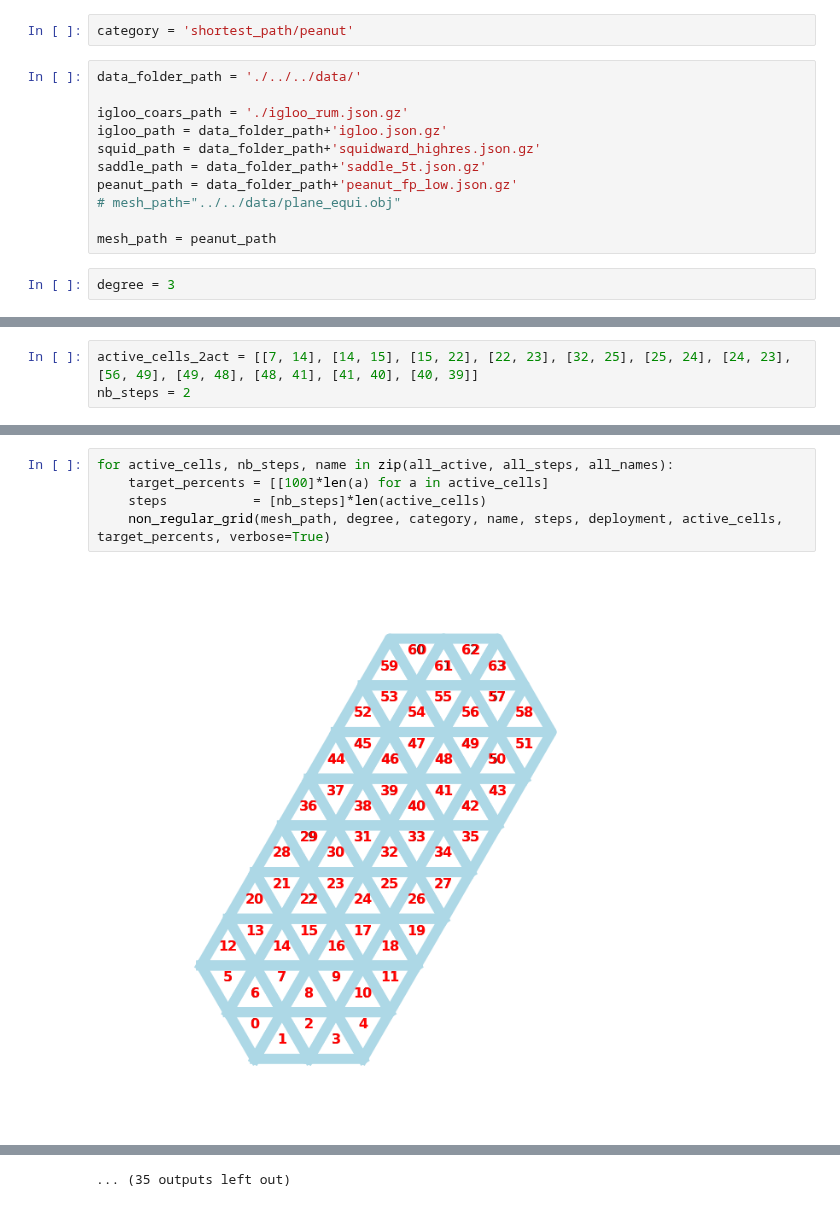
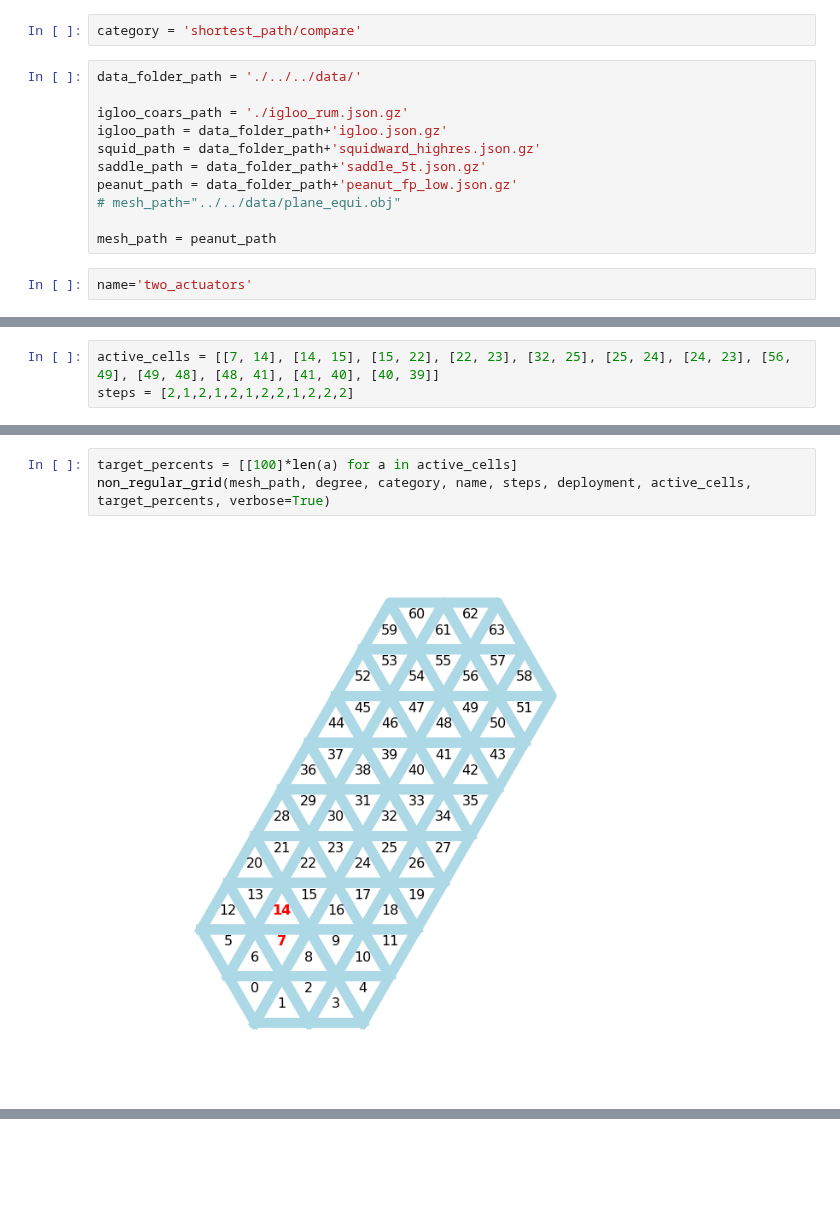
Before and after one commit to udaykusupati/ActuationUmbrellaMeshes, a Jupyter notebook: python/actuation_experiments/external_deployment.ipynb, the cells around one changed output, grey strips where cells are left out. Saved outputs shown, nothing was run; the diff lists cells and outputs as text; blank space fills up the shorter version.

```diff
--- a/python/actuation_experiments/external_deployment.ipynb
+++ b/python/actuation_experiments/external_deployment.ipynb
@@ -1,7 +1,7 @@
 # %%
 from deployment import non_regular_grid
 # %%
-category = 'shortest_path/peanut'
+category = 'shortest_path/compare'
 # %%
 data_folder_path = './../../data/'
 
@@ -14,5 +14,5 @@ peanut_path = data_folder_path+'peanut_fp_low.json.gz'
 
 mesh_path = peanut_path
 # %%
-degree = 3
+name='two_actuators'
 # %%
@@ -41,3 +27,3 @@ nb_steps = 7
 # %%
-active_cells_2act = [[7, 14], [14, 15], [15, 22], [22, 23], [32, 25], [25, 24], [24, 23], [56, 49], [49, 48], [48, 41], [41, 40], [40, 39]]
-nb_steps = 2
+active_cells = [[7, 14], [14, 15], [15, 22], [22, 23], [32, 25], [25, 24], [24, 23], [56, 49], [49, 48], [48, 41], [41, 40], [40, 39]]
+steps = [2,1,2,1,2,1,2,2,1,2,2,2]
@@ -85,7 +30,5 @@ all_names = [
 # %%
-for active_cells, nb_steps, name in zip(all_active, all_steps, all_names):
-    target_percents = [[100]*len(a) for a in active_cells]
-    steps           = [nb_steps]*len(active_cells)
-    non_regular_grid(mesh_path, degree, category, name, steps, deployment, active_cells, target_percents, verbose=True)
+target_percents = [[100]*len(a) for a in active_cells]
+non_regular_grid(mesh_path, degree, category, name, steps, deployment, active_cells, target_percents, verbose=True)
 # %% [output]
-[figure, old version]
+[figure, new version]
@@ -167 +41,0 @@ gif 2D done
-... (35 outputs left out)
```
Also changed, not shown: parts of 12 cells of this notebook, 4 other files.
